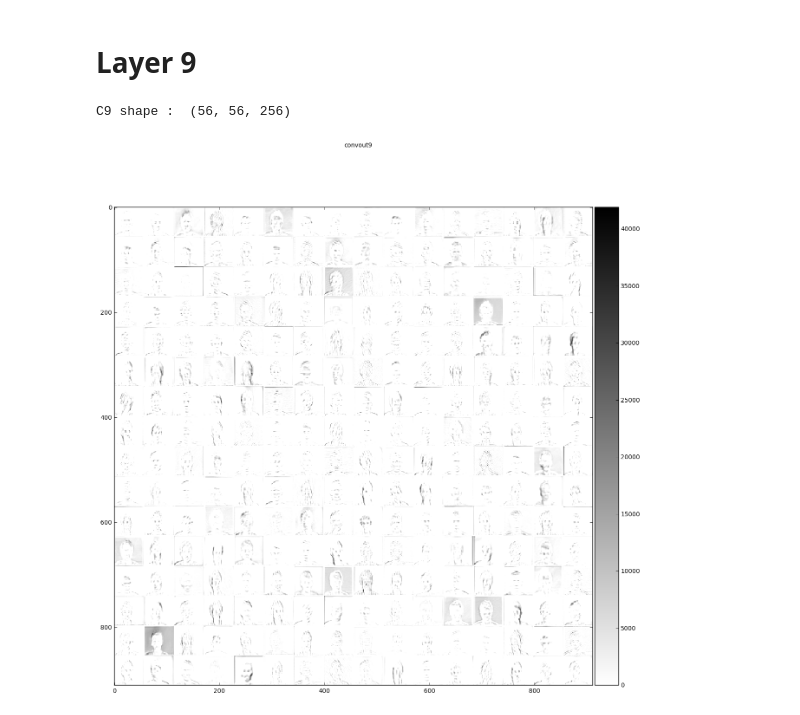
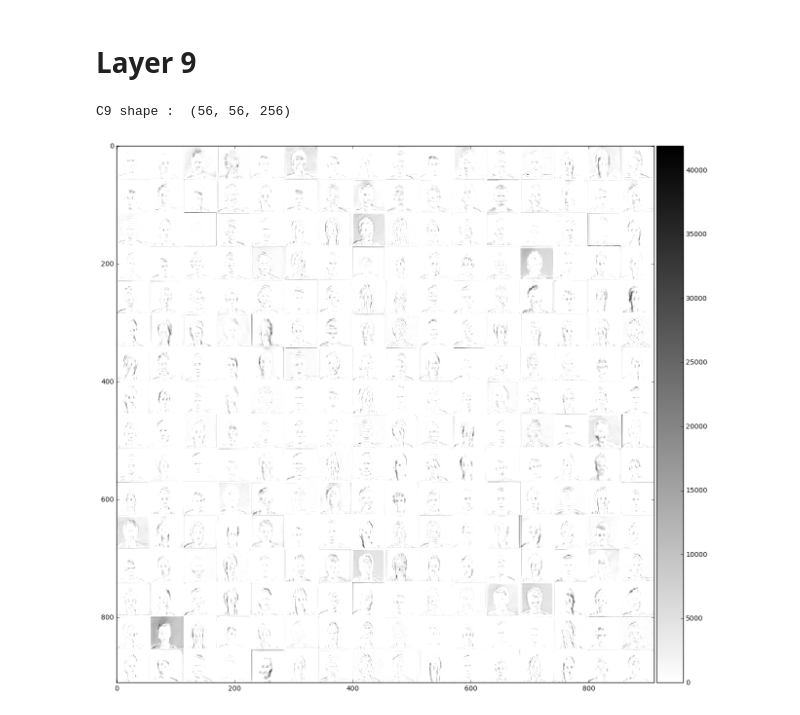
Before and after one commit to adamheins/read-my-lips, a Jupyter notebook: VGGFace Example/VGGFace_Single_Pic_Example.ipynb, the cells around one changed output. Saved outputs shown, nothing was run; the diff lists cells and outputs as text; code cells hidden in the pictures.

```diff
--- a/VGGFace Example/VGGFace_Single_Pic_Example.ipynb
+++ b/VGGFace Example/VGGFace_Single_Pic_Example.ipynb
@@ -175,13 +182,12 @@ C6 shape :  (56, 56, 128)
 # %%
 output9 = vgg_model_full.layers[9].output
 _convout9_f = K.function(inputs, [output9])
 C9 = convout_f(x, _convout9_f)
 C9 = np.squeeze(C9)
 print("C9 shape : ", C9.shape)
 
 pl.figure(figsize=(15, 15))
-pl.suptitle('convout9')
 nice_imshow(pl.gca(), make_mosaic(C9, 16, 16), cmap=cm.binary)
 # %% [output]
 C9 shape :  (56, 56, 256)
-[figure, old version]
+[figure, new version]
```
Also changed, not shown: parts of 19 cells of this notebook, 1 other file.
